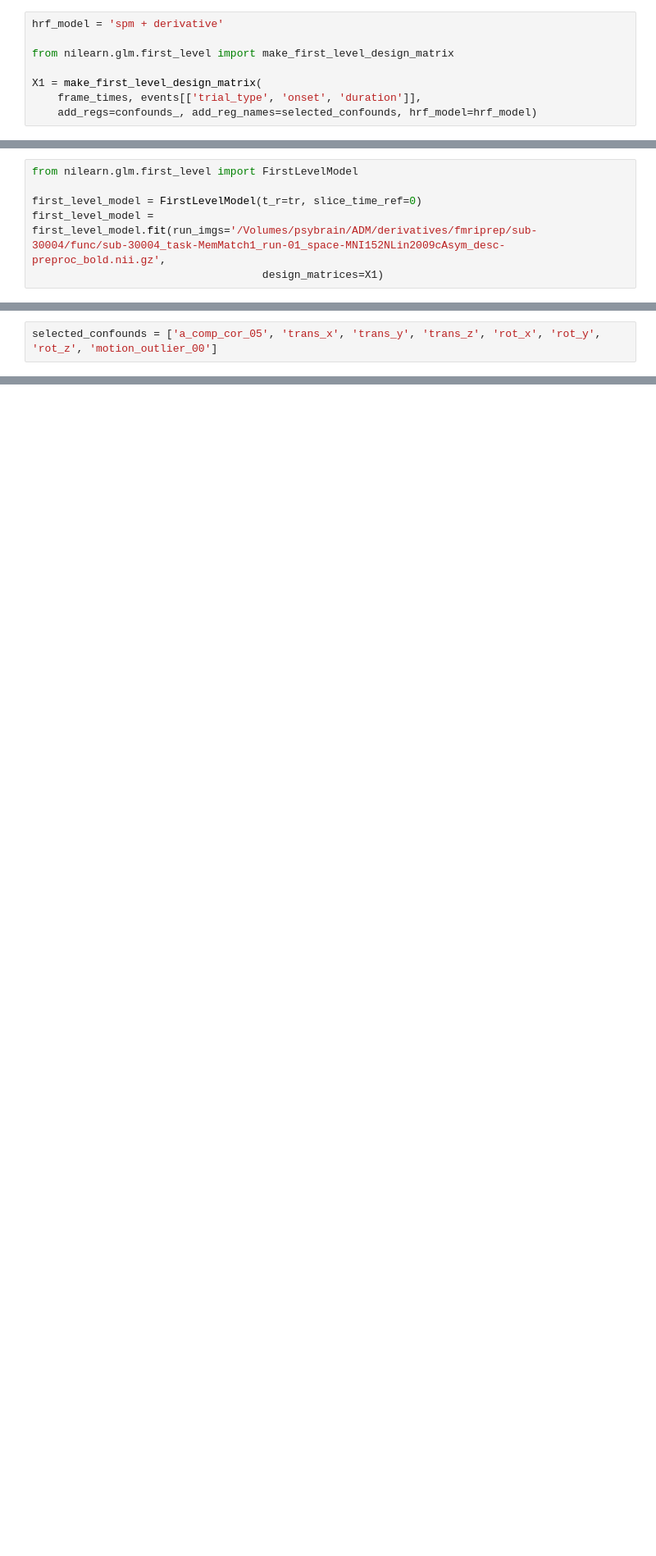
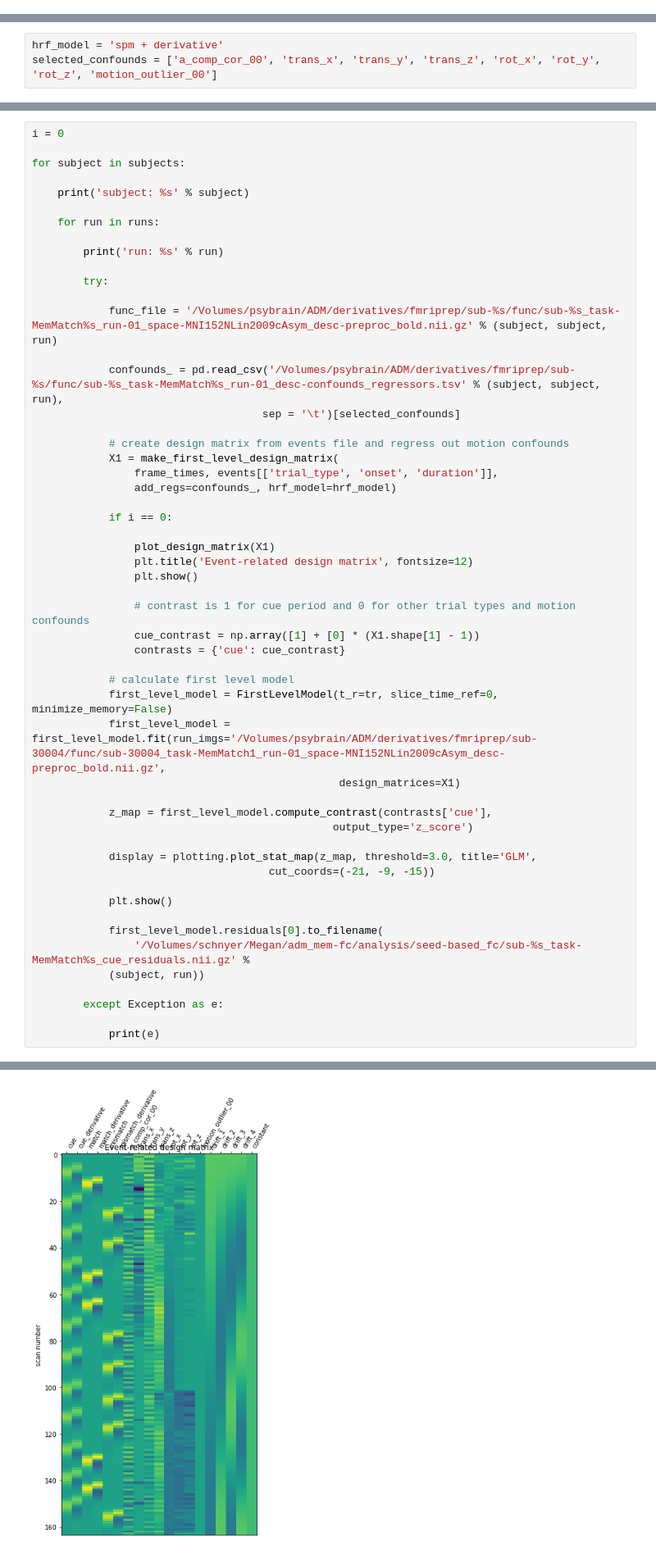
Before and after one commit to mcmahonmc/dissertation, a Jupyter notebook: Seed-based FC.ipynb, the cells around one changed output, grey strips where cells are left out. Shown at 82% size. Saved outputs shown, nothing was run; the diff lists cells and outputs as text; blank space fills up the shorter version.

Commit message:
running seed based fc

```diff
--- a/Seed-based FC.ipynb
+++ b/Seed-based FC.ipynb
@@ -96,8 +60,0 @@ events
-# %%
-hrf_model = 'spm + derivative'
-
-from nilearn.glm.first_level import make_first_level_design_matrix
-
-X1 = make_first_level_design_matrix(
-    frame_times, events[['trial_type', 'onset', 'duration']],
-    add_regs=confounds_, add_reg_names=selected_confounds, hrf_model=hrf_model)
@@ -114,6 +60,0 @@ Text(0.5,1,'Event-related design matrix')
-# %%
-from nilearn.glm.first_level import FirstLevelModel
-
-first_level_model = FirstLevelModel(t_r=tr, slice_time_ref=0)
-first_level_model = first_level_model.fit(run_imgs='/Volumes/psybrain/ADM/derivatives/fmriprep/sub-30004/func/sub-30004_task-MemMatch1_run-01_space-MNI152NLin2009cAsym_desc-preproc_bold.nii.gz',
-                                    design_matrices=X1)
@@ -133 +61,4 @@ hc_coords = [(-21, -9, -15)]
+# %%
+hrf_model = 'spm + derivative'
+selected_confounds = ['a_comp_cor_00', 'trans_x', 'trans_y', 'trans_z', 'rot_x', 'rot_y', 'rot_z', 'motion_outlier_00']
 # %%
@@ -149,2 +76,54 @@ runs = ['1', '2', '3']
-# %%
-selected_confounds = ['a_comp_cor_05', 'trans_x', 'trans_y', 'trans_z', 'rot_x', 'rot_y', 'rot_z', 'motion_outlier_00']
+# %%
+i = 0
+
+for subject in subjects:
+
+    print('subject: %s' % subject)
+
+    for run in runs:
+
+        print('run: %s' % run)
+
+        try:
+
+            func_file = '/Volumes/psybrain/ADM/derivatives/fmriprep/sub-%s/func/sub-%s_task-MemMatch%s_run-01_space-MNI152NLin2009cAsym_desc-preproc_bold.nii.gz' % (subject, subject, run)
+
+            confounds_ = pd.read_csv('/Volumes/psybrain/ADM/derivatives/fmriprep/sub-%s/func/sub-%s_task-MemMatch%s_run-01_desc-confounds_regressors.tsv' % (subject, subject, run),
+                                    sep = '\t')[selected_confounds]
+
+            # create design matrix from events file and regress out motion confounds
+            X1 = make_first_level_design_matrix(
+                frame_times, events[['trial_type', 'onset', 'duration']],
+                add_regs=confounds_, hrf_model=hrf_model)
+
+            if i == 0:
+
+                plot_design_matrix(X1)
+                plt.title('Event-related design matrix', fontsize=12)
+                plt.show()
+
+                # contrast is 1 for cue period and 0 for other trial types and motion confounds
+                cue_contrast = np.array([1] + [0] * (X1.shape[1] - 1))
+                contrasts = {'cue': cue_contrast}
+
+            # calculate first level model
+            first_level_model = FirstLevelModel(t_r=tr, slice_time_ref=0, minimize_memory=False)
+            first_level_model = first_level_model.fit(run_imgs='/Volumes/psybrain/ADM/derivatives/fmriprep/sub-30004/func/sub-30004_task-MemMatch1_run-01_space-MNI152NLin2009cAsym_desc-preproc_bold.nii.gz',
+                                                design_matrices=X1)
+
+            z_map = first_level_model.compute_contrast(contrasts['cue'],
+                                               output_type='z_score')
+
+            display = plotting.plot_stat_map(z_map, threshold=3.0, title='GLM',
+                                     cut_coords=(-21, -9, -15))
+
+            plt.show()
+
+            first_level_model.residuals[0].to_filename(
+                '/Volumes/schnyer/Megan/adm_mem-fc/analysis/seed-based_fc/sub-%s_task-MemMatch%s_cue_residuals.nii.gz' %
+            (subject, run))
+
+        except Exception as e:
+
+            print(e)
+# %% [output]
@@ -150,0 +132 @@ selected_confounds = ['a_comp_cor_05', 'trans_x', 'trans_y', 'trans_z', 'rot_x',
+[figure, added]
```
Also changed, not shown: parts of 19 cells of this notebook, 1 other file.
